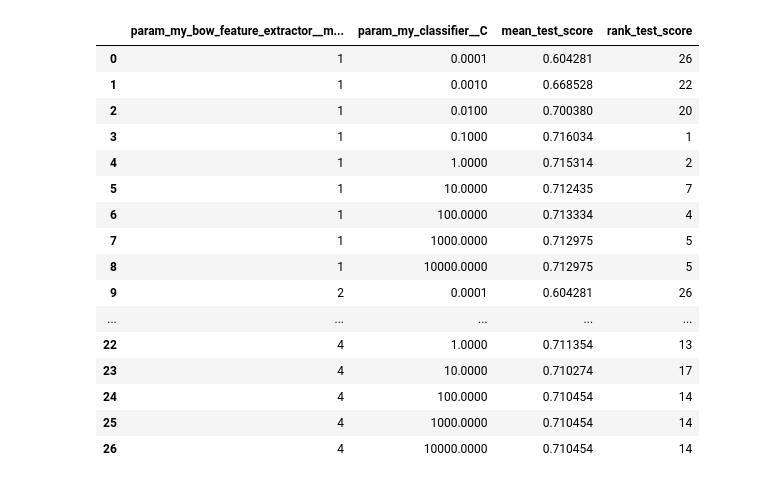
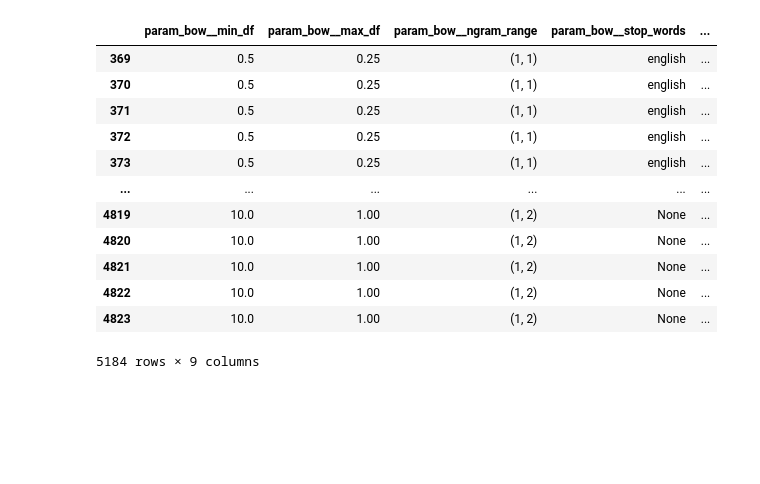
Before and after one commit to Annnl/cs135-25s-assignments, a Jupyter notebook: projectA/projA.ipynb, the cells around one changed output. Cells and saved outputs as stored; diff of their text form; code cells hidden in the pictures; blank space fills up the shorter version.

```diff
--- a/projectA/projA.ipynb
+++ b/projectA/projA.ipynb
@@ -70,13 +58,20 @@ X = bow_preprocessor.fit_transform(tr_text_list)
 
 # vectorizer = TfidfVectorizer(preprocessor=custom_preprocessor)
 my_bow_classifier_pipeline = sklearn.pipeline.Pipeline([
-    ('my_bow_feature_extractor', CountVectorizer(min_df=1, max_df=1.0, ngram_range=(1,1))),
-    ('my_classifier', sklearn.linear_model.LogisticRegression(C=1.0, max_iter=20, random_state=random_state)),
+    ('bow', CountVectorizer(min_df=1,max_df=1, ngram_range=(1,1),stop_words=None,token_pattern = r'(?u)\b[\w-]+\b',lowercase = False)),
+    ('class', sklearn.linear_model.LogisticRegression(C=1.0, max_iter=200, random_state=random_state)),
 ])
 my_parameter_grid_by_name = dict()
-my_parameter_grid_by_name['my_bow_feature_extractor__min_df'] = [1, 2, 4]
-my_parameter_grid_by_name['my_classifier__C'] = np.logspace(-4, 4, 9)
-my_scoring_metric_name = 'accuracy'
+my_parameter_grid_by_name['bow__min_df'] = [1, 5, 10, 0.5, 0.75]
+my_parameter_grid_by_name['bow__max_df'] = [0.25, 0.5, 0.75,1.0]
+my_parameter_grid_by_name['bow__ngram_range'] = [(1,1),(1,2)]
+my_parameter_grid_by_name['bow__stop_words'] = [None,'english']
+my_parameter_grid_by_name['bow__token_pattern'] = [r'(?u)\b[\w-]+\b',r'(?u)\b\w\w+\b',r'(?u)\b(?!\d+\b)\w+\b']
+my_parameter_grid_by_name['bow__lowercase'] = [False,True]
+my_parameter_grid_by_name['class__C'] = np.logspace(-4, 4, 9)
+
+#my_scoring_metric_name = 'accuracy'
+my_scoring_metric_name = 'roc_auc'
 # %%
 # prng = np.random.RandomState(0)
 
@@ -125,26 +152,23 @@ GridSearchCV(cv=StratifiedKFold(n_splits=5, random_state=42, shuffle=True),
 # %%
 gsearch_results_df = pd.DataFrame(grid_searcher.cv_results_).copy()
 
-param_keys = ['param_my_bow_feature_extractor__min_df', 'param_my_classifier__C']
+param_keys = ['param_bow__min_df','param_bow__max_df','param_bow__ngram_range','param_bow__stop_words','param_bow__token_pattern','param_bow__lowercase'
+              , 'param_class__C']
 
 # Rearrange row order so it is easy to skim
 gsearch_results_df.sort_values(param_keys, inplace=True)
 gsearch_results_df[param_keys + ['mean_test_score', 'rank_test_score']]
 # %% [output]
-|  | param_my_bow_feature_extractor__m... | param_my_classifier__C | mean_test_score | rank_test_score |
-| 0 | 1 | 0.0001 | 0.604281 | 26 |
-| 1 | 1 | 0.0010 | 0.668528 | 22 |
-| 2 | 1 | 0.0100 | 0.700380 | 20 |
-| 3 | 1 | 0.1000 | 0.716034 | 1 |
-| 4 | 1 | 1.0000 | 0.715314 | 2 |
-| 5 | 1 | 10.0000 | 0.712435 | 7 |
-| 6 | 1 | 100.0000 | 0.713334 | 4 |
-| 7 | 1 | 1000.0000 | 0.712975 | 5 |
-| 8 | 1 | 10000.0000 | 0.712975 | 5 |
-| 9 | 2 | 0.0001 | 0.604281 | 26 |
-| ... | ... | ... | ... | ... |
-| 22 | 4 | 1.0000 | 0.711354 | 13 |
-| 23 | 4 | 10.0000 | 0.710274 | 17 |
-| 24 | 4 | 100.0000 | 0.710454 | 14 |
-| 25 | 4 | 1000.0000 | 0.710454 | 14 |
-| 26 | 4 | 10000.0000 | 0.710454 | 14 |
+|  | param_bow__min_df | param_bow__max_df | param_bow__ngram_range | param_bow__stop_words | ... |
+| 369 | 0.5 | 0.25 | (1, 1) | english | ... |
+| 370 | 0.5 | 0.25 | (1, 1) | english | ... |
+| 371 | 0.5 | 0.25 | (1, 1) | english | ... |
+| 372 | 0.5 | 0.25 | (1, 1) | english | ... |
+| 373 | 0.5 | 0.25 | (1, 1) | english | ... |
+| ... | ... | ... | ... | ... | ... |
+| 4819 | 10.0 | 1.00 | (1, 2) | None | ... |
+| 4820 | 10.0 | 1.00 | (1, 2) | None | ... |
+| 4821 | 10.0 | 1.00 | (1, 2) | None | ... |
+| 4822 | 10.0 | 1.00 | (1, 2) | None | ... |
+| 4823 | 10.0 | 1.00 | (1, 2) | None | ... |
+5184 rows × 9 columns
```
Also changed, not shown: parts of 9 cells of this notebook, 3 other files.
